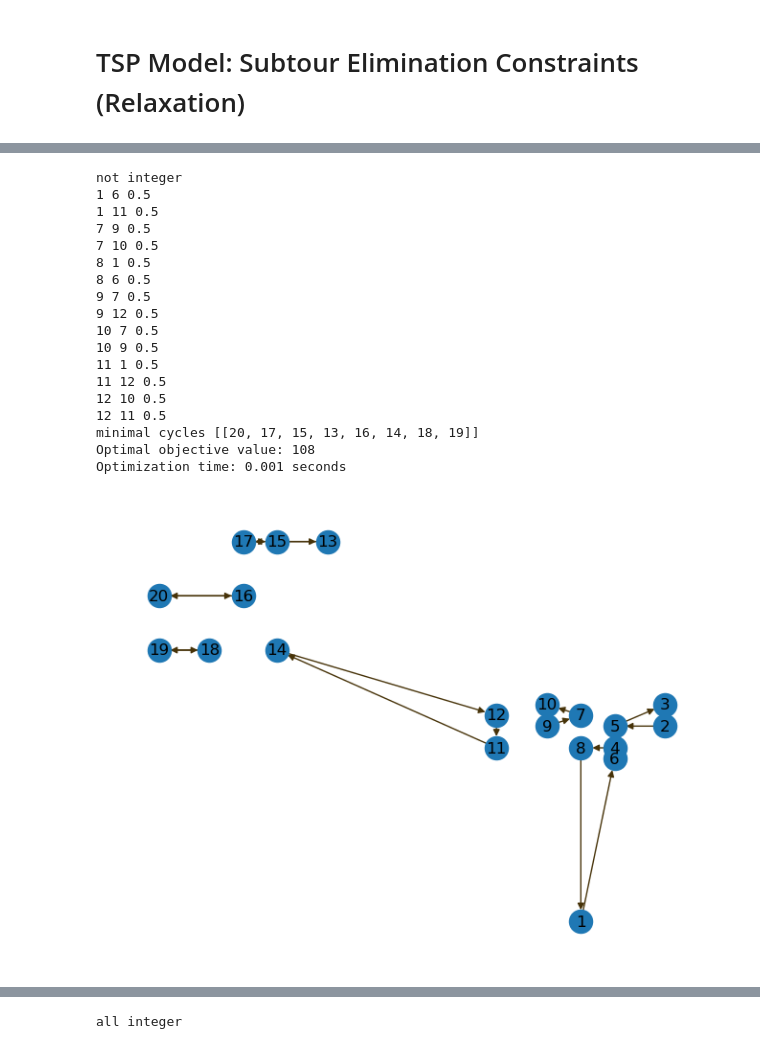
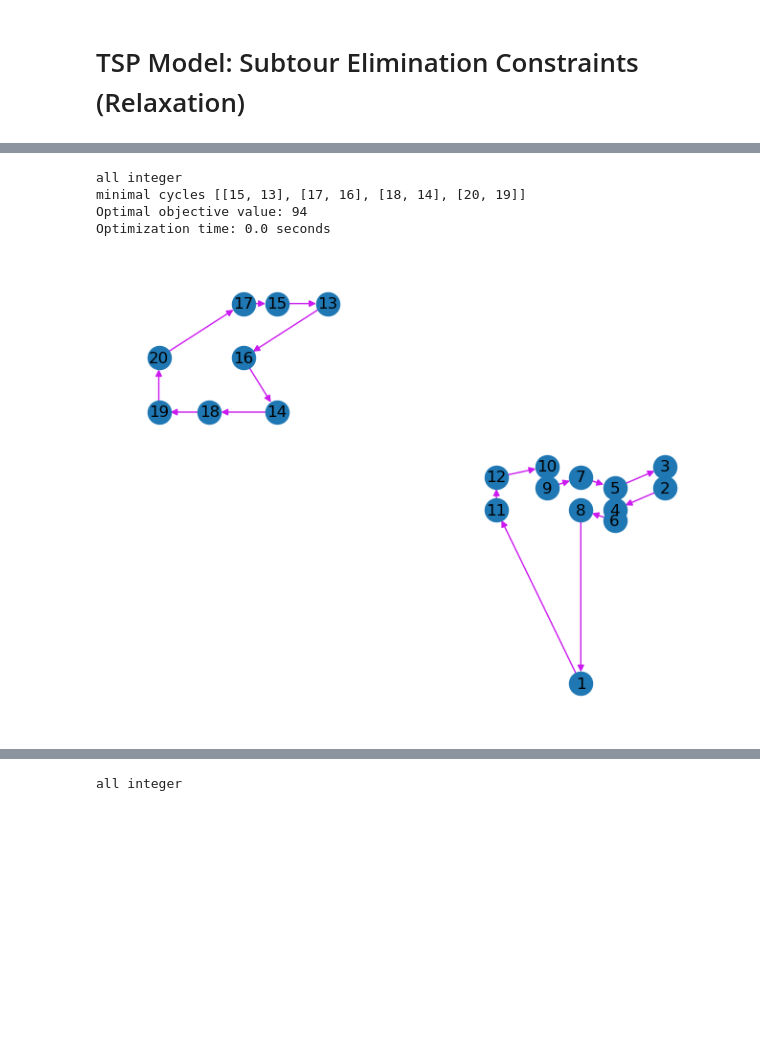
Before and after one commit to hmedal/heuristic-optimization, a Jupyter notebook: Lab6-vrptw.ipynb, the cells around one changed output, grey strips where cells are left out. Cells and saved outputs as stored; diff of their text form; code cells hidden in the pictures; blank space fills up the shorter version.

```diff
--- a/Lab6-vrptw.ipynb
+++ b/Lab6-vrptw.ipynb
@@ -266,5 +266,5 @@ minimal subtours [[11, 9, 10, 7, 5, 3, 2, 4, 6, 8, 1]]
 # %%
-for subset in routing.get_minimal_cycle_in_directed_graph(edges_used_gurobi):
+for subset in routing.get_minimal_cycles_in_directed_graph(edges_used_gurobi):
     m.addConstr(qsum(m._x[i, j] for i in subset for j in subset if i != j) <= len(subset) - 1)
 
 routing.solve_model(m)
@@ -273,5 +273,5 @@ edges_used_gurobi = [(i, j) for i, j in edges if m._x[i, j].x > 0.5]
 
 routing.show_tours([edges_used_gurobi], locations, to_tikz = False)
 
-print("minimal subtours", routing.get_minimal_cycle_in_directed_graph(edges_used_gurobi))
+print("minimal subtours", routing.get_minimal_cycles_in_directed_graph(edges_used_gurobi))
 # %% [output]
@@ -282,11 +282,11 @@ minimal subtours [[14, 12, 9, 10, 7, 5, 3, 2, 4, 6, 8, 1, 11]]
 # %%
-for subset in routing.get_minimal_cycle_in_directed_graph(edges_used_gurobi):
-    m.addConstr(qsum(m._x[i, j] for i in subset for j in subset if i != j) <= len(subset) - 1)
+# for subset in routing.get_minimal_cycles_in_directed_graph(edges_used_gurobi):
+#     m.addConstr(qsum(m._x[i, j] for i in subset for j in subset if i != j) <= len(subset) - 1)
 
-routing.solve_model(m)
+# routing.solve_model(m)
 
-edges_used_gurobi = [(i, j) for i, j in edges if m._x[i, j].x > 0.5]
+# edges_used_gurobi = [(i, j) for i, j in edges if m._x[i, j].x > 0.5]
 
-routing.show_tours([edges_used_gurobi], locations, to_tikz = False)
+# routing.show_tours([edges_used_gurobi], locations, to_tikz = False)
 
-print("minimal subtours", routing.get_minimal_cycle_in_directed_graph(edges_used_gurobi))
+# print("minimal subtours", routing.get_minimal_cycles_in_directed_graph(edges_used_gurobi))
@@ -321,7 +316,7 @@ else:
 
 # print("edges_used_integer", edges_used_integer)
 
-minimal_cycles = routing.get_minimal_cycle_in_directed_graph(edges_used_integer)
+minimal_cycles = routing.get_minimal_cycles_in_directed_graph(edges_used_integer)
 print("minimal cycles", minimal_cycles)
 for subset in minimal_cycles:
     m.addConstr(qsum(m._x[i, j] for i in subset for j in subset if i != j) <= len(subset) - 1)
@@ -350,7 +345,7 @@ else:
 
 #print("edges_used_integer", edges_used_integer)
 
-minimal_cycles = routing.get_minimal_cycle_in_directed_graph(edges_used_integer)
+minimal_cycles = routing.get_minimal_cycles_in_directed_graph(edges_used_integer)
 print("minimal cycles", minimal_cycles)
 for subset in minimal_cycles:
     m.addConstr(qsum(m._x[i, j] for i in subset for j in subset if i != j) <= len(subset) - 1)
@@ -369,46 +378,32 @@ Optimization time: 0.0 seconds
 # %%
 if all(min(m._x[i, j].x, 1 - m._x[i, j].x) <= 0.001 for i, j in edges):
     print("all integer")
     edges_used_integer = [(i, j) for i, j in edges if m._x[i, j].x > 0.001]
 else:
     print("not integer")
     for i, j in edges:
         if m._x[i, j].x >= 0.001 and m._x[i, j].x <= 0.999:
             print(i, j, m._x[i, j].x)
     edges_used_integer = [(i, j) for i, j in edges if (1 - m._x[i, j].x) <= 0.001]
 
 #print("edges_used_integer", edges_used_integer)
 
-minimal_cycles = routing.get_minimal_cycle_in_directed_graph(edges_used_integer)
+minimal_cycles = routing.get_minimal_cycles_in_directed_graph(edges_used_integer)
 print("minimal cycles", minimal_cycles)
 for subset in minimal_cycles:
     m.addConstr(qsum(m._x[i, j] for i in subset for j in subset if i != j) <= len(subset) - 1)
 
 routing.solve_model(m)
 
 edges_used = [(i, j) for i, j in edges if m._x[i, j].x > 0.001]
 
 routing.show_tours([edges_used], locations, to_tikz = False)
 # %% [output]
-not integer
-1 6 0.5
-1 11 0.5
-7 9 0.5
-7 10 0.5
-8 1 0.5
-8 6 0.5
-9 7 0.5
-9 12 0.5
-10 7 0.5
-10 9 0.5
-11 1 0.5
-11 12 0.5
-12 10 0.5
-12 11 0.5
-minimal cycles [[20, 17, 15, 13, 16, 14, 18, 19]]
-Optimal objective value: 108
-Optimization time: 0.001 seconds
+all integer
+minimal cycles [[15, 13], [17, 16], [18, 14], [20, 19]]
+Optimal objective value: 94
+Optimization time: 0.0 seconds
-[figure, old version]
+[figure, new version]
 # %%
 if all(min(m._x[i, j].x, 1 - m._x[i, j].x) <= 0.001 for i, j in edges):
     print("all integer")
```
Also changed, not shown: parts of 27 cells of this notebook, 7 other files.
